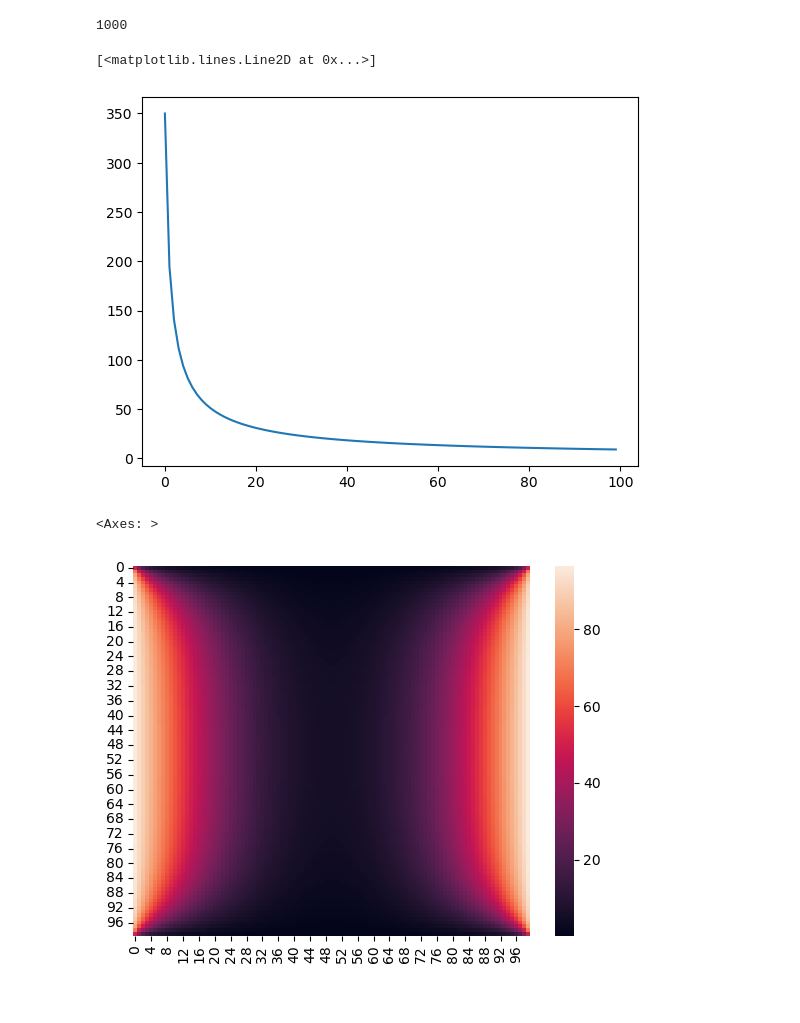
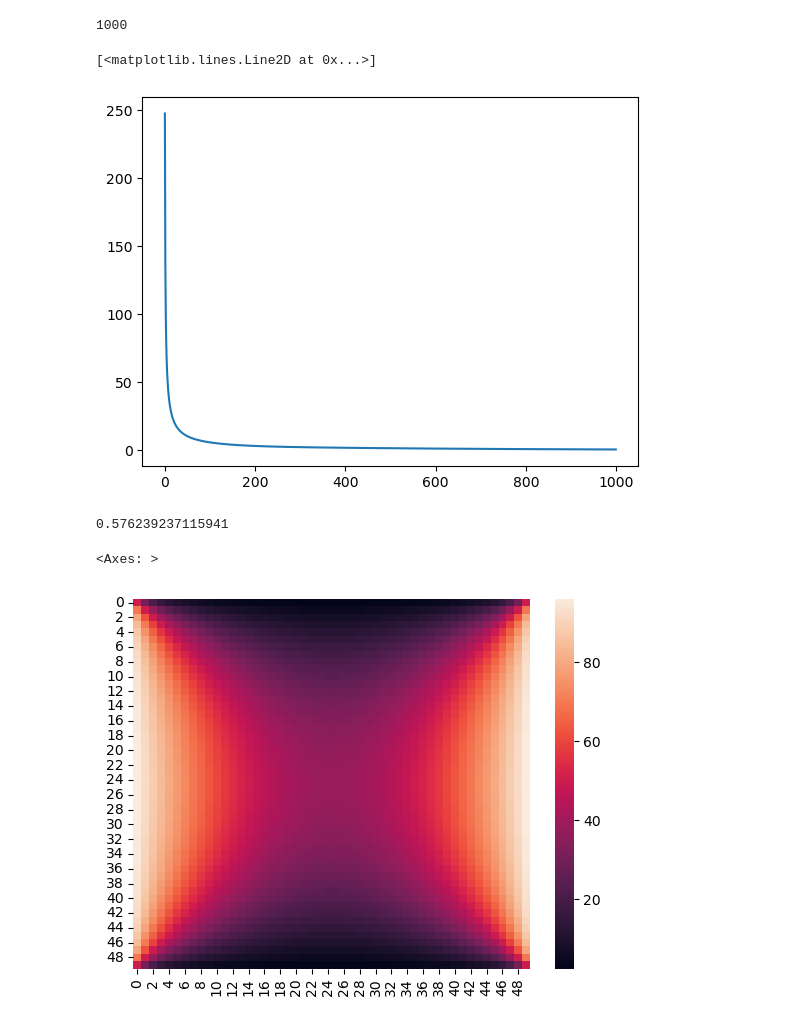
Before and after one commit to RaymondGarcia1107/MAS4107Opt1, a Jupyter notebook: test.ipynb, the cells around one changed output. Cells and saved outputs as stored; diff of their text form; code cells hidden in the pictures.

```diff
--- a/test.ipynb
+++ b/test.ipynb
@@ -1,5 +1,5 @@
 # %%
 from HeatModel import *
 # %%
-n = 100
+n = 50
 A = HeatModel(n)
@@ -14,12 +10,16 @@ count
 # %% [output]
 1000
 # %%
-plt.plot(tols[:100])
+plt.plot(tols)
 # %% [output]
 [<matplotlib.lines.Line2D at 0x...>]
-[figure, old version]
+[figure, new version]
+# %%
+tols[-1]
+# %% [output]
+0.576239237115941
 # %%
 sns.heatmap(x1.reshape((n,n)))
 # %% [output]
 <Axes: >
-[figure, old version]
+[figure, new version]
```
Also changed, not shown: parts of 1 cell of this notebook, 1 other file.
